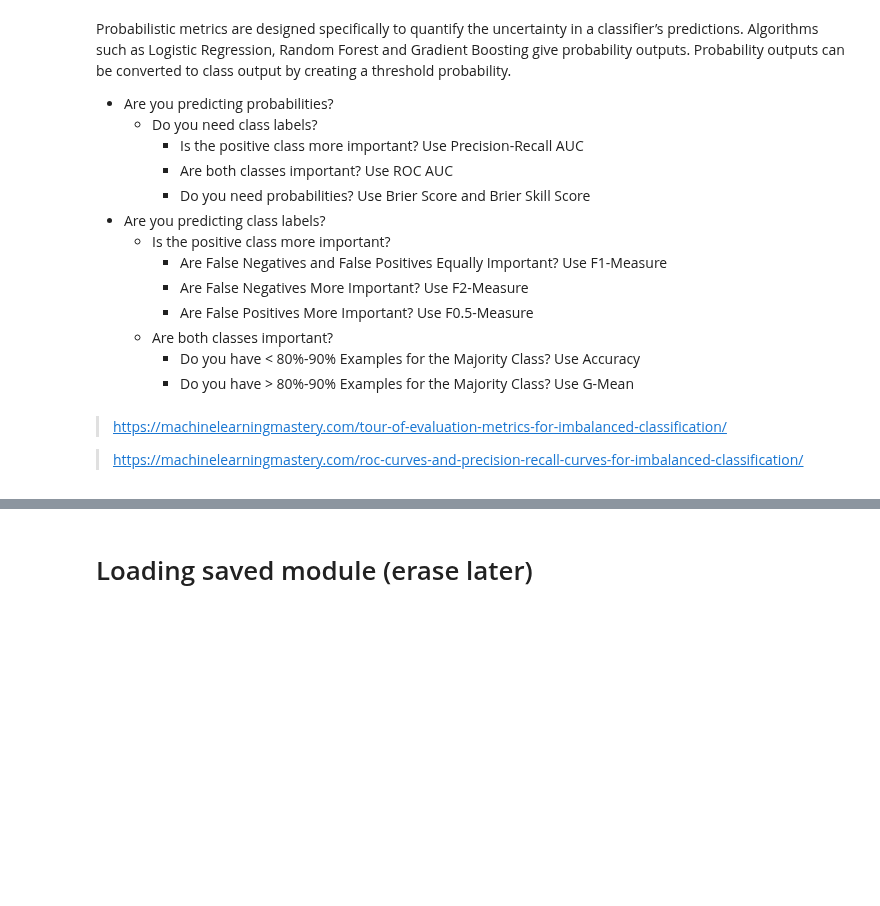
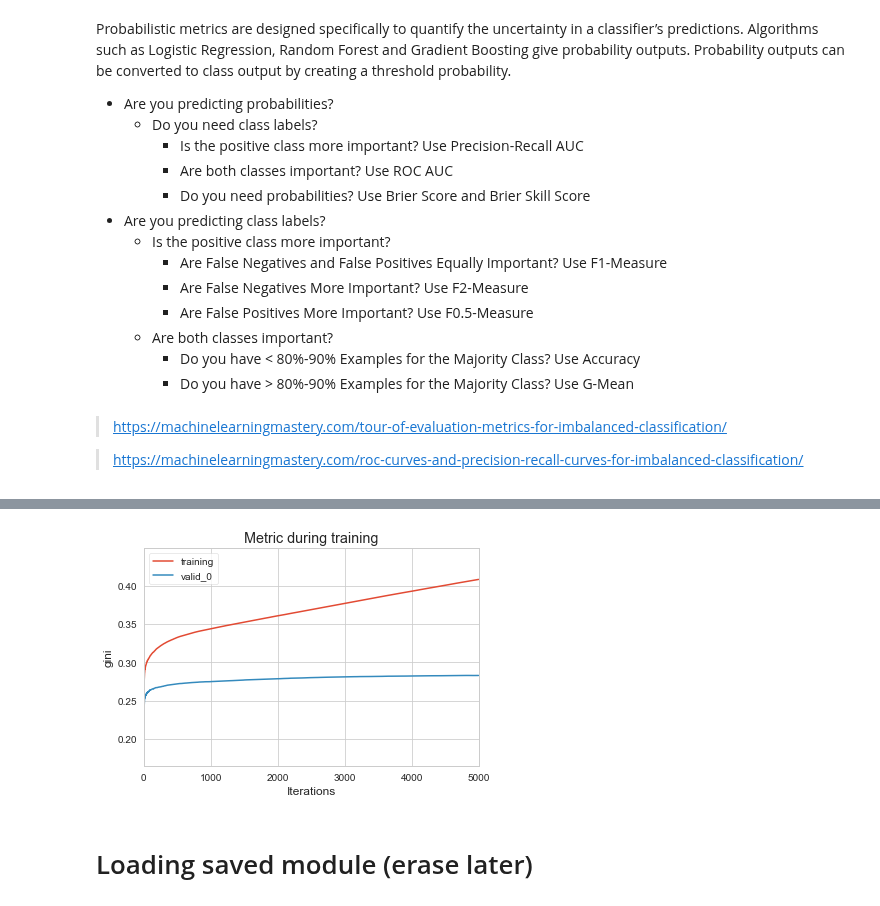
Before and after one commit to pessini/insurance-claim-prediction, a Jupyter notebook: safe-driver-prediction.ipynb, the cells around one changed output, grey strips where cells are left out. Cells and saved outputs as stored; diff of their text form; code cells hidden in the pictures; blank space fills up the shorter version.

```diff
--- a/safe-driver-prediction.ipynb
+++ b/safe-driver-prediction.ipynb
@@ -831,2 +971,7 @@ Probabilistic metrics are designed specifically to quantify the uncertainty in a
+# %%
+ax = lgb.plot_metric(evals_result_tuned)
+plt.show()
+# %% [output]
+[figure, added]
 # %% [markdown]
 # Loading saved module (erase later)
```
Also changed, not shown: parts of 59 cells of this notebook, 20 other files.
